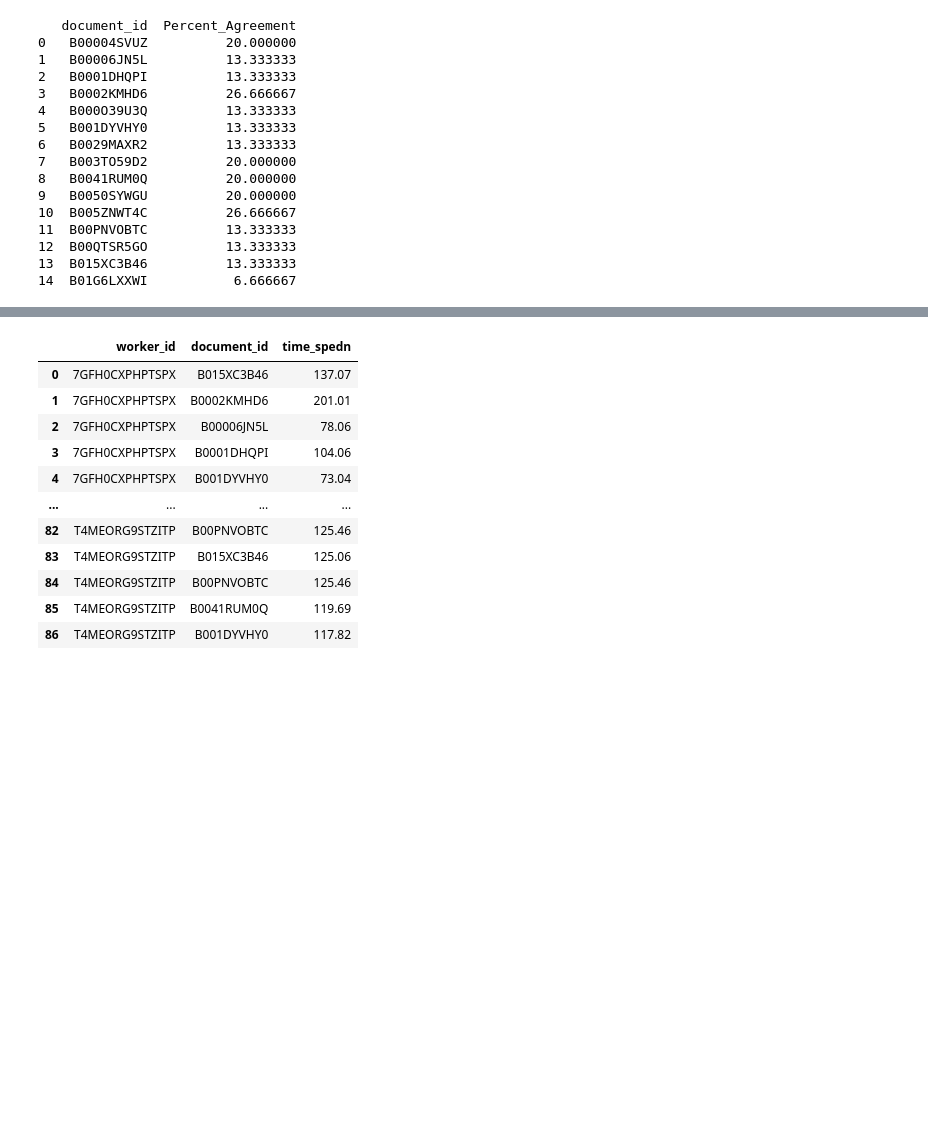
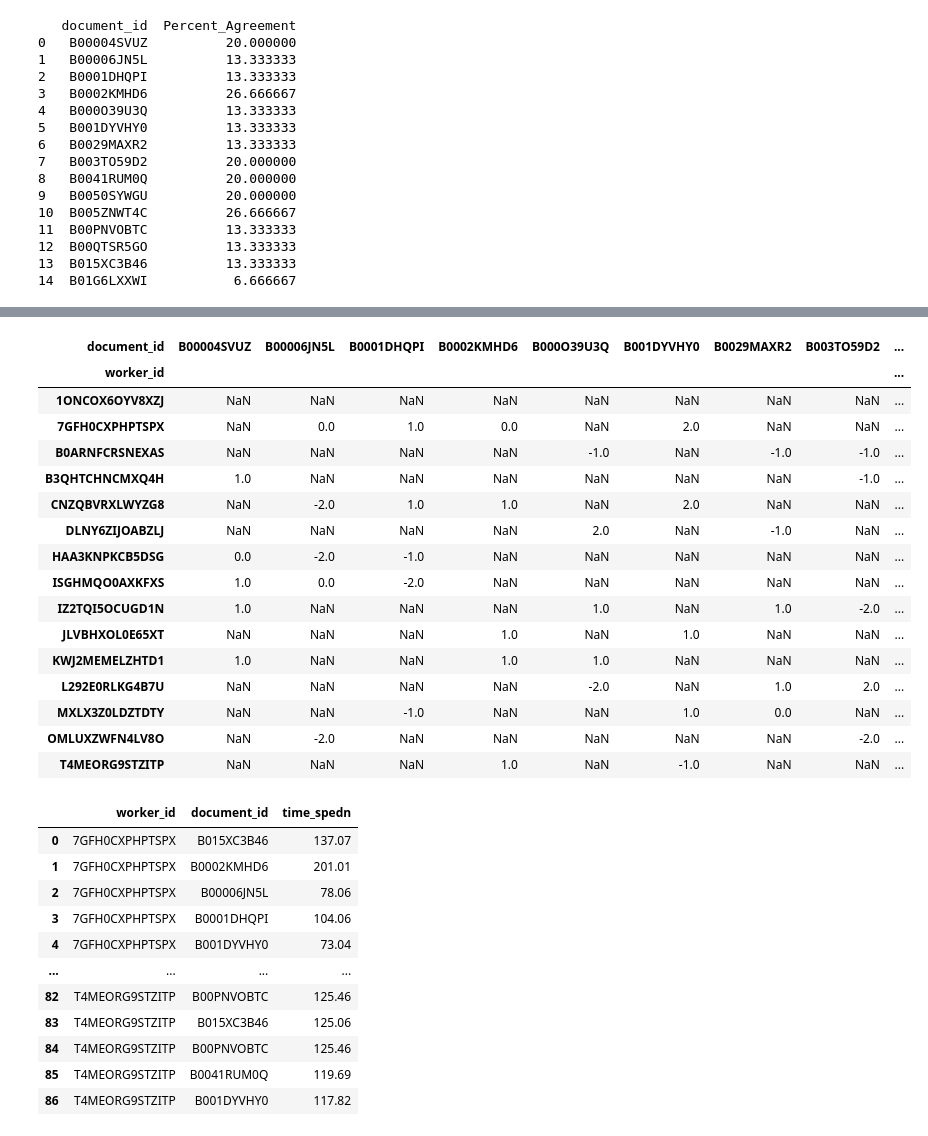
Before and after one commit to gianluca-fava/Project_Crowd_Source, a Jupyter notebook: Analysis.ipynb, the cells around one changed output, grey strips where cells are left out. Drawn from its saved outputs; the diff is of its cells as text; code cells hidden in the pictures; blank space fills up the shorter version.

Commit message:
workers_task

```diff
--- a/Analysis.ipynb
+++ b/Analysis.ipynb
@@ -214,0 +139,18 @@ TypeError: list indices must be integers or slices, not float
+# %%
+workers_answers['time_submit_parsed'] = pd.to_datetime(workers_answers['time_submit_parsed'])
+
+# Itera su ciascun worker_id
+for worker_id in workers_answers['worker_id'].unique():
+    # Filtra le righe relative al worker_id corrente
+    worker_df = workers_answers[workers_answers['worker_id'] == worker_id]
+
+    # Trova i document_id duplicati con il time_submit_parsed più basso
+    duplicate_rows = worker_df[worker_df.duplicated(subset=['document_id'], keep='last')]
+
+    # Ottieni gli indici delle righe da eliminare
+    rows_to_drop = duplicate_rows.index
+
+    # Elimina le righe non necessarie
+    workers_answers = workers_answers.drop(rows_to_drop)
+
+workers_answers
@@ -214,0 +171,27 @@ TypeError: list indices must be integers or slices, not float
+# %%
+selected_columns = ["document_id", "worker_id", "Neutrality_value"]
+df_selected = workers_answers[selected_columns]
+
+# Utilizzare pivot per trasformare i dati
+workers_task = df_selected.pivot(index="worker_id", columns="document_id", values="Neutrality_value")
+
+# Visualizzare il nuovo DataFrame
+workers_task
+# %% [output]
+| document_id | B00004SVUZ | B00006JN5L | B0001DHQPI | B0002KMHD6 | B000O39U3Q | B001DYVHY0 | B0029MAXR2 | B003TO59D2 | ... |
+| worker_id |  |  |  |  |  |  |  |  | ... |
+| 1ONCOX6OYV8XZJ | NaN | NaN | NaN | NaN | NaN | NaN | NaN | NaN | ... |
+| 7GFH0CXPHPTSPX | NaN | 0.0 | 1.0 | 0.0 | NaN | 2.0 | NaN | NaN | ... |
+| B0ARNFCRSNEXAS | NaN | NaN | NaN | NaN | -1.0 | NaN | -1.0 | -1.0 | ... |
+| B3QHTCHNCMXQ4H | 1.0 | NaN | NaN | NaN | NaN | NaN | NaN | -1.0 | ... |
+| CNZQBVRXLWYZG8 | NaN | -2.0 | 1.0 | 1.0 | NaN | 2.0 | NaN | NaN | ... |
+| DLNY6ZIJOABZLJ | NaN | NaN | NaN | NaN | 2.0 | NaN | -1.0 | NaN | ... |
+| HAA3KNPKCB5DSG | 0.0 | -2.0 | -1.0 | NaN | NaN | NaN | NaN | NaN | ... |
+| ISGHMQO0AXKFXS | 1.0 | 0.0 | -2.0 | NaN | NaN | NaN | NaN | NaN | ... |
+| IZ2TQI5OCUGD1N | 1.0 | NaN | NaN | NaN | 1.0 | NaN | 1.0 | -2.0 | ... |
+| JLVBHXOL0E65XT | NaN | NaN | NaN | 1.0 | NaN | 1.0 | NaN | NaN | ... |
+| KWJ2MEMELZHTD1 | 1.0 | NaN | NaN | 1.0 | 1.0 | NaN | NaN | NaN | ... |
+| L292E0RLKG4B7U | NaN | NaN | NaN | NaN | -2.0 | NaN | 1.0 | 2.0 | ... |
+| MXLX3Z0LDZTDTY | NaN | NaN | -1.0 | NaN | NaN | 1.0 | 0.0 | NaN | ... |
+| OMLUXZWFN4LV8O | NaN | -2.0 | NaN | NaN | NaN | NaN | NaN | -2.0 | ... |
+| T4MEORG9STZITP | NaN | NaN | NaN | 1.0 | NaN | -1.0 | NaN | NaN | ... |
```
Also changed, not shown: parts of 5 cells of this notebook.
